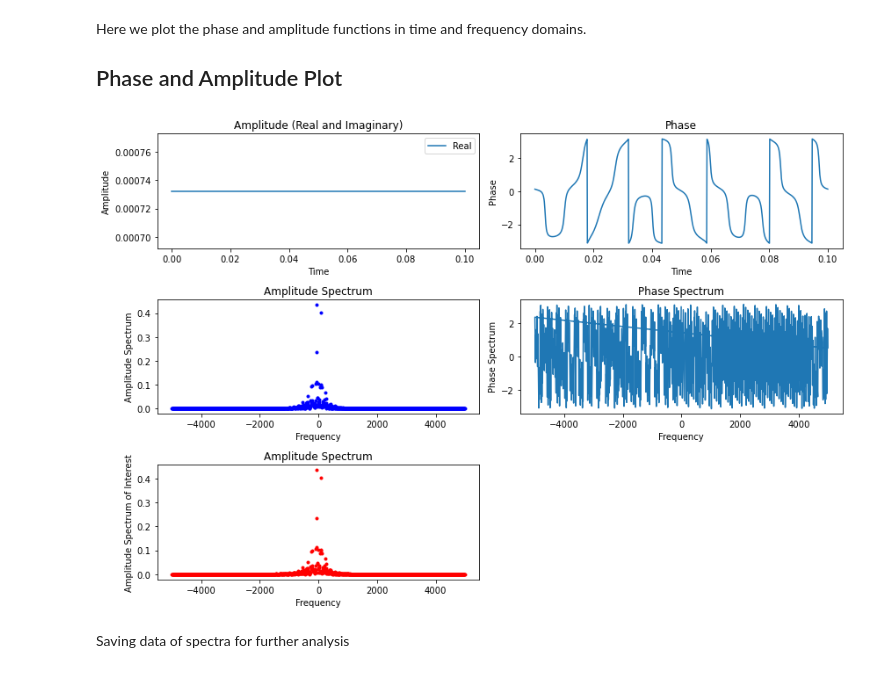
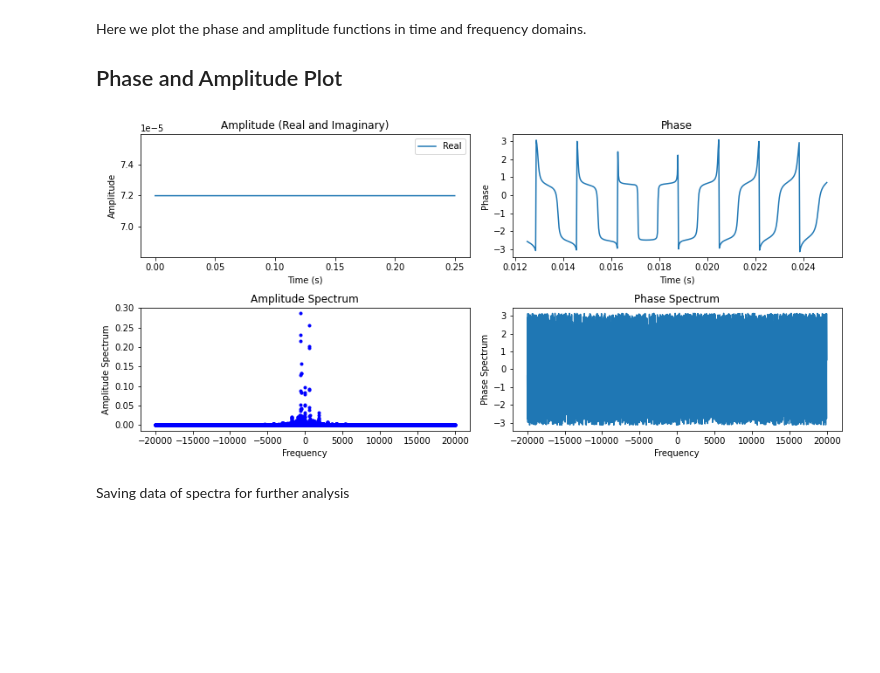
Before and after one commit to AlexSJL/PhaseRetrieval, a Jupyter notebook: CGH by GSA.ipynb, the cells around one changed output. Cells and saved outputs as stored; diff of their text form; code cells hidden in the pictures; blank space fills up the shorter version.

```diff
--- a/CGH by GSA.ipynb
+++ b/CGH by GSA.ipynb
@@ -178,3 +105,6 @@ Now for testing, we define a function generate Gaussian light:
+# %%
+def Gaussian_Light(mu, sigma, freq):
+    return 1./ np.sqrt(2 * sigma) * np.exp(-(freq - mu)**2. /(2 * sigma**2. ))
 # %% [markdown]
 The following cell testing the Gaussian Light Function
 # %%
@@ -238,0 +326,3 @@ def main(T, N, num_iterations, amplitude_spectrum_0, phase_spectrum_0):
+# %%
+freqs = np.linspace(-1200, 1200,1000)
+a, s = spectrum_generation(freqs)
@@ -241,14 +342,16 @@ Here we define input parameters of our main function.
 
 ## Input Parameter Setting
 # %%
-T = 0.1  # Time range
-N = 1000  # Number of Sampling points
+T = 0.25  # Time range
+N = 10000  # Number of Sampling points
 t = np.linspace(0, T, N)
-num_iterations = 200
+num_iterations = 2000
 
 # Generate frequency range
 w = np.fft.fftfreq(N, t[1]-t[0])
 
+# Define signal in time Domain
+signal,_ = signal(T, N)
+
 # Define Target Spectrum
-amplitude_spectrum_0 = amplitude_function_3(w)
-phase_spectrum_0 = np.zeros_like(w)
+amplitude_spectrum_0, phase_spectrum_0 = spectrum_generation(w)
@@ -255,5 +360,5 @@ phase_spectrum_0 = np.zeros_like(w)
 # %%
-t, amplitude_spectrum, phase_spectrum, A_t, phi_t, errors = main(T, N, num_iterations, amplitude_spectrum_0, phase_spectrum_0)
+t, amplitude_spectrum, phase_spectrum, A_t, phi_t, errors = main(T, N, num_iterations, amplitude_spectrum_0, phase_spectrum_0, signal)
 # %% [markdown]
 Here we analyze the convergence plot.
 
@@ -272,7 +377,7 @@ Here we plot the phase and amplitude functions in time and frequency domains.
 
 ## Phase and Amplitude Plot
 # %%
-freq_range = (-1000000, 1000000)
+freq_range = (-1200, 1200)
 freq_mask = np.logical_and(freqs >= freq_range[0], freqs <= freq_range[1])
 
 plt.figure(figsize=(12, 8))
@@ -280,45 +385,45 @@ plt.figure(figsize=(12, 8))
 # First plot showing real amplitude in time domain
 plt.subplot(3,2,1)
 plt.plot(t, A_t, label='Real')
-plt.xlabel('Time')
+plt.xlabel('Time (s)')
 plt.ylabel('Amplitude')
 plt.title('Amplitude (Real and Imaginary)')
 plt.legend()
 
 # Second plot showing phase in time domain
 plt.subplot(3,2,2)
-plt.plot(t, phi_t)
-plt.xlabel('Time')
+plt.plot(t[500:1000], phi_t[500:1000])
+plt.xlabel('Time (s)')
 plt.ylabel('Phase')
 plt.title('Phase')
 
 # Third Plot showing Amplitude spectrum
 # Use Scatter Plot to Avoid Confusion
 plt.subplot(3,2,3)
 plt.plot(w, amplitude_spectrum, 'b.')
 plt.xlabel('Frequency')
 plt.ylabel('Amplitude Spectrum')
 plt.title('Amplitude Spectrum')
 
 # Fourth Plot showing Phase Spectrum
 plt.subplot(3,2,4)
 plt.plot(w, phase_spectrum)
 plt.xlabel('Frequency')
 plt.ylabel('Phase Spectrum')
 plt.title('Phase Spectrum')
 
 # Last plot showing the amplitude spectrum of interest
 # Use Scatter Plot to Avoid Confusion
-plt.subplot(3,2,5)
-plt.plot(w[freq_mask], amplitude_spectrum[freq_mask], 'r.')
-plt.xlabel('Frequency')
-plt.ylabel('Amplitude Spectrum of Interest')
-plt.title('Amplitude Spectrum')
+#plt.subplot(3,2,5)
+#plt.plot(w[freq_mask], amplitude_spectrum[freq_mask], 'r.')
+#plt.xlabel('Frequency')
+#plt.ylabel('Amplitude Spectrum')
+#plt.title('Amplitude Spectrum of Interest')
 
 # Modifying the layout of subplots
 plt.tight_layout()
 # %% [output]
-[figure, old version]
+[figure, new version]
 # %% [markdown]
 Saving data of spectra for further analysis
 # %%
```
Also changed, not shown: parts of 15 cells of this notebook.
